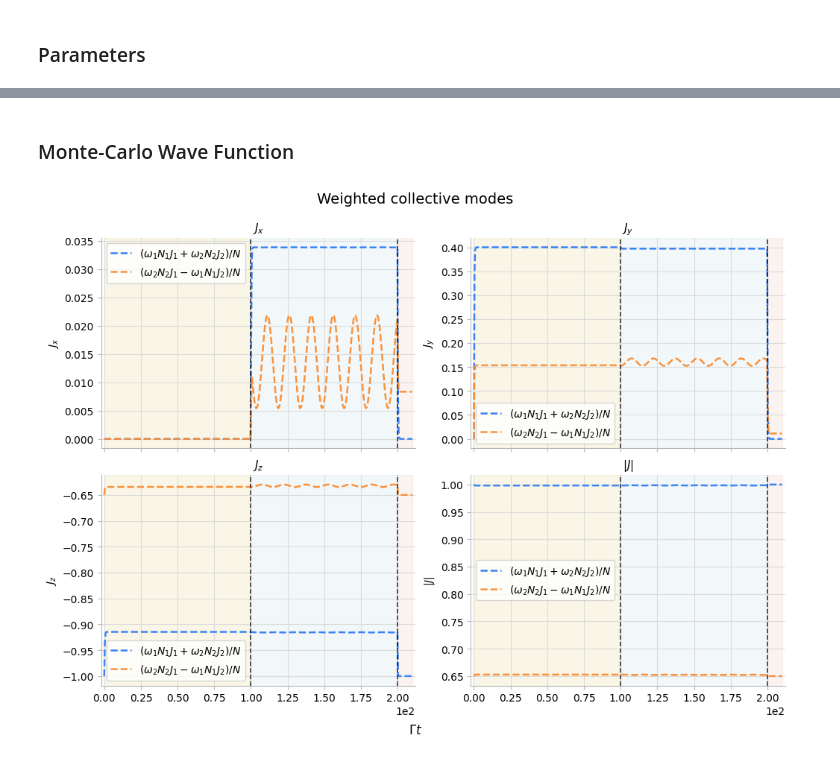
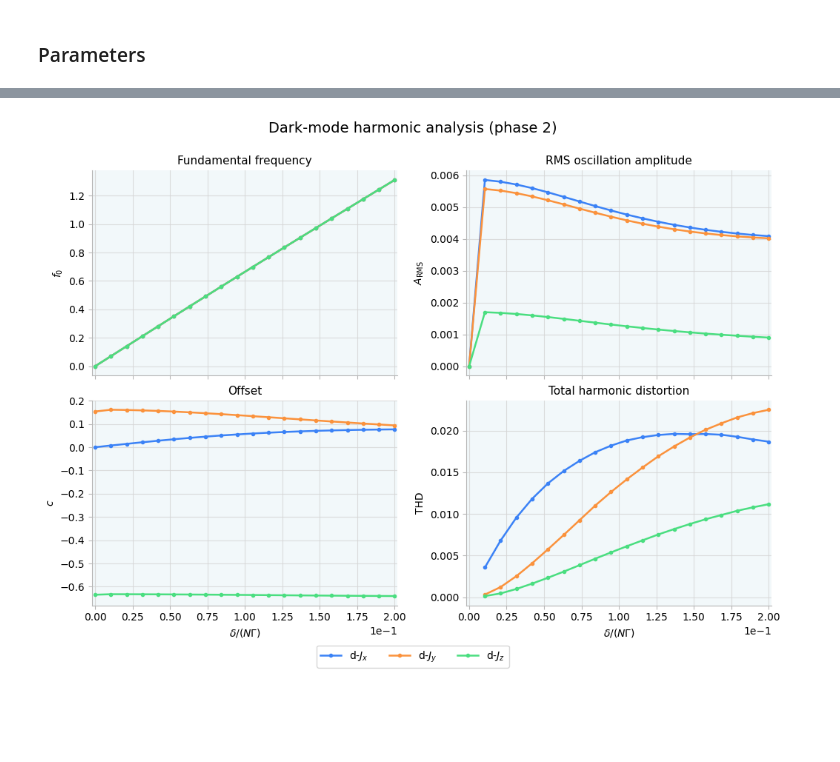
Before and after one commit to AsharKamal98/cavity-OAT, a Jupyter notebook: notebooks/bright_dark_modes_mfe.ipynb, the cells around one changed output, grey strips where cells are left out. Cells and saved outputs as stored; diff of their text form; code cells hidden in the pictures; blank space fills up the shorter version.

```diff
--- a/notebooks/bright_dark_modes_mfe.ipynb
+++ b/notebooks/bright_dark_modes_mfe.ipynb
@@ -144,25 +175,23 @@ delta0 = 3.2
-# %% [markdown]
-### Monte-Carlo Wave Function
 # %%
-from common.plotting import plot_spin_components
-
-j_modes = mfe_moments.J_modes
-
-mode_vectors = (j_modes.bright, j_modes.dark)
-fig, axes = plot_spin_components(
-    j_modes.t,
-    tuple(mode.x for mode in mode_vectors),
-    tuple(mode.y for mode in mode_vectors),
-    tuple(mode.z for mode in mode_vectors),
-    tuple(mode.length for mode in mode_vectors),
-    phase_protocol=mfe_moments.metadata.phase_protocol,
-    labels=(r"$(\omega_1N_1J_1+\omega_2N_2J_2)/N$", r"$(\omega_2N_2J_1-\omega_1N_1J_2)/N$"),
-    #labels = ["symmetric", "asymmetric"],
+fig, axes = plot_harmonic_sweep(
+    spectral_delta_factors,
+    tuple(
+        dark_fundamental_frequency_sweeps[component]
+        for component in spectral_components
+    ),
+    tuple(dark_thd_sweeps[component] for component in spectral_components),
+    tuple(
+        dark_rms_amplitude_sweeps[component]
+        for component in spectral_components
+    ),
+    tuple(dark_offset_sweeps[component] for component in spectral_components),
+    labels = (r"d-$J_x$", r"d-$J_y$", r"d-$J_z$"),
+    parameter_label=r"$\delta/(N\Gamma)$",
+    family_phase_index=1,
     colour_family_index=None,
     shade_index=2,
-    linestyle="--",
-    #axes=axes,
-    title="Weighted collective modes",
+    marker=".",
+    title="Dark-mode harmonic analysis (phase 2)",
 )
 # %% [output]
-[figure, old version]
+[figure, new version]
```
Also changed, not shown: parts of 2 cells of this notebook, 38 other files.
